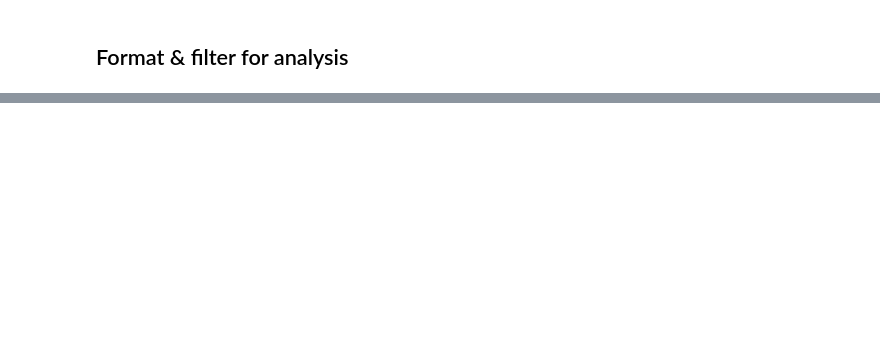
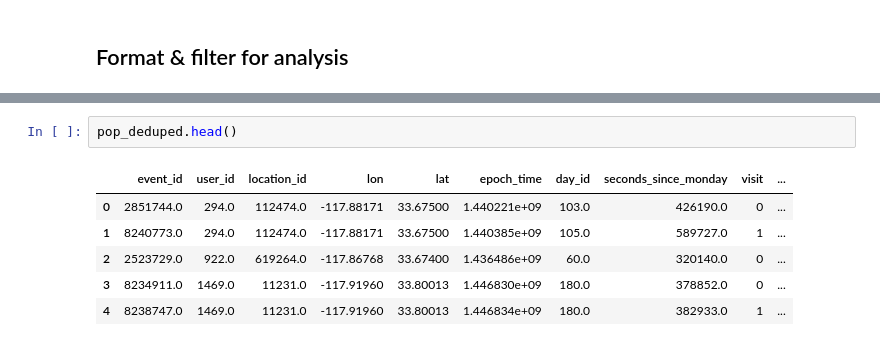
Before and after one commit to galbraic/spatial-assocr, a Jupyter notebook: notebooks/visits.ipynb, the cells around one changed output, grey strips where cells are left out. Drawn from its saved outputs; the diff is of its cells as text; blank space fills up the shorter version.

```diff
--- a/notebooks/visits.ipynb
+++ b/notebooks/visits.ipynb
@@ -221,0 +221,9 @@ Visits: 123781
+# %%
+pop_deduped.head()
+# %% [output]
+|  | event_id | user_id | location_id | lon | lat | epoch_time | day_id | seconds_since_monday | visit | ... |
+| 0 | 2851744.0 | 294.0 | 112474.0 | -117.88171 | 33.67500 | 1.440221e+09 | 103.0 | 426190.0 | 0 | ... |
+| 1 | 8240773.0 | 294.0 | 112474.0 | -117.88171 | 33.67500 | 1.440385e+09 | 105.0 | 589727.0 | 1 | ... |
+| 2 | 2523729.0 | 922.0 | 619264.0 | -117.86768 | 33.67400 | 1.436486e+09 | 60.0 | 320140.0 | 0 | ... |
+| 3 | 8234911.0 | 1469.0 | 11231.0 | -117.91960 | 33.80013 | 1.446830e+09 | 180.0 | 378852.0 | 0 | ... |
+| 4 | 8238747.0 | 1469.0 | 11231.0 | -117.91960 | 33.80013 | 1.446834e+09 | 180.0 | 382933.0 | 1 | ... |
```
Also changed, not shown: parts of 33 cells of this notebook, 1 other file.
